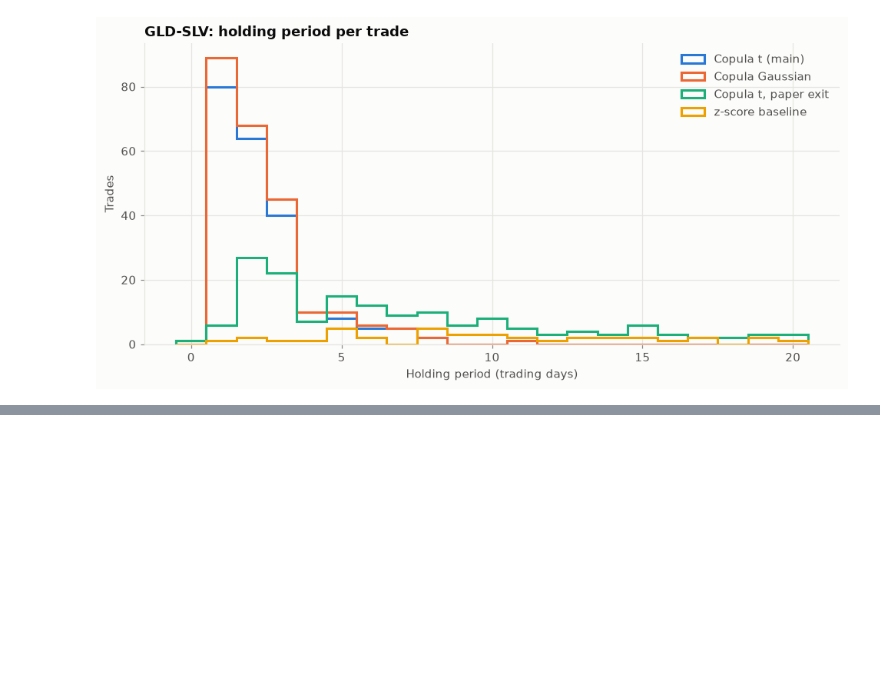
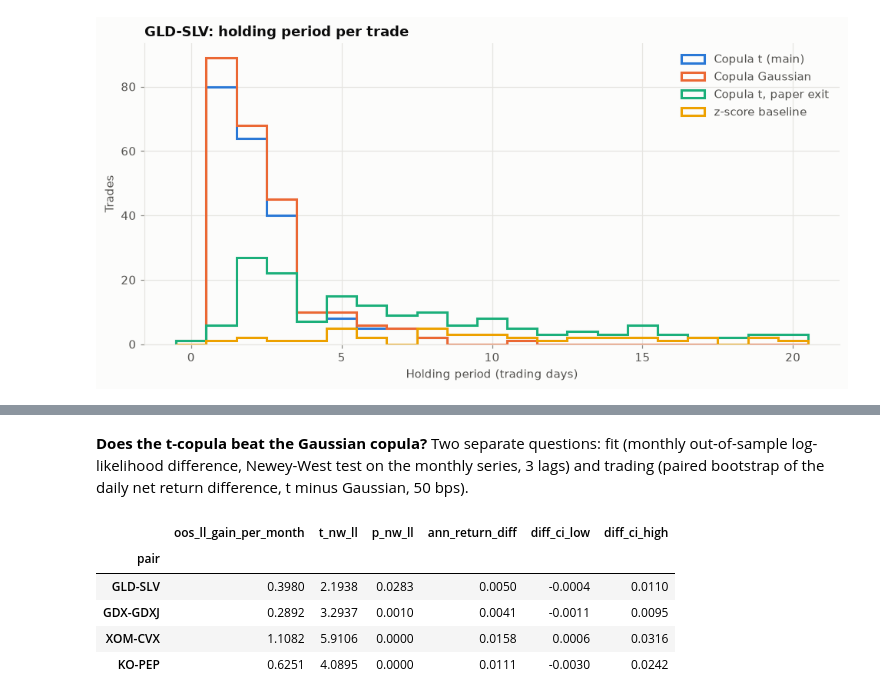
Before and after one commit to D-ch-e/copula-pairs-trading, a Jupyter notebook: notebooks/analysis.ipynb, the cells around one changed output, grey strips where cells are left out. Saved outputs shown, nothing was run; the diff lists cells and outputs as text; code cells hidden in the pictures; blank space fills up the shorter version.

```diff
--- a/notebooks/analysis.ipynb
+++ b/notebooks/analysis.ipynb
@@ -228 +274,21 @@ pd.DataFrame({n: t["exit_reason"].value_counts(normalize=True) for n, t in trade
+# %% [markdown]
+**Does the t-copula beat the Gaussian copula?** Two separate questions: fit (monthly out-of-sample
+log-likelihood difference, Newey-West test on the monthly series, 3 lags) and trading (paired bootstrap
+of the daily net return difference, t minus Gaussian, 50 bps).
+# %%
+rows = []
+for pair in PAIR_NAMES:
+    ll = inference.newey_west_mean_test(fits[pair]["t_oos_loglik"] - fits[pair]["gaussian_oos_loglik"], lags=3)
+    diff = inference.paired_bootstrap_difference(
+        load_returns(f"{pair}|copula|t|probability|50"), load_returns(f"{pair}|copula|gaussian|probability|50"), seed=SEED)
+    rows.append({"pair": pair, "oos_ll_gain_per_month": ll["mean"], "t_nw_ll": ll["t_nw"], "p_nw_ll": ll["p_nw"],
+                 "ann_return_diff": diff["estimate"], "diff_ci_low": diff["ci_low"], "diff_ci_high": diff["ci_high"]})
+pd.DataFrame(rows).set_index("pair")
+# %% [output]
+|  | oos_ll_gain_per_month | t_nw_ll | p_nw_ll | ann_return_diff | diff_ci_low | diff_ci_high |
+| pair |  |  |  |  |  |  |
+| GLD-SLV | 0.3980 | 2.1938 | 0.0283 | 0.0050 | -0.0004 | 0.0110 |
+| GDX-GDXJ | 0.2892 | 3.2937 | 0.0010 | 0.0041 | -0.0011 | 0.0095 |
+| XOM-CVX | 1.1082 | 5.9106 | 0.0000 | 0.0158 | 0.0006 | 0.0316 |
+| KO-PEP | 0.6251 | 4.0895 | 0.0000 | 0.0111 | -0.0030 | 0.0242 |
 # %% [markdown]
```
Also changed, not shown: parts of 4 cells of this notebook, 3 other files.
